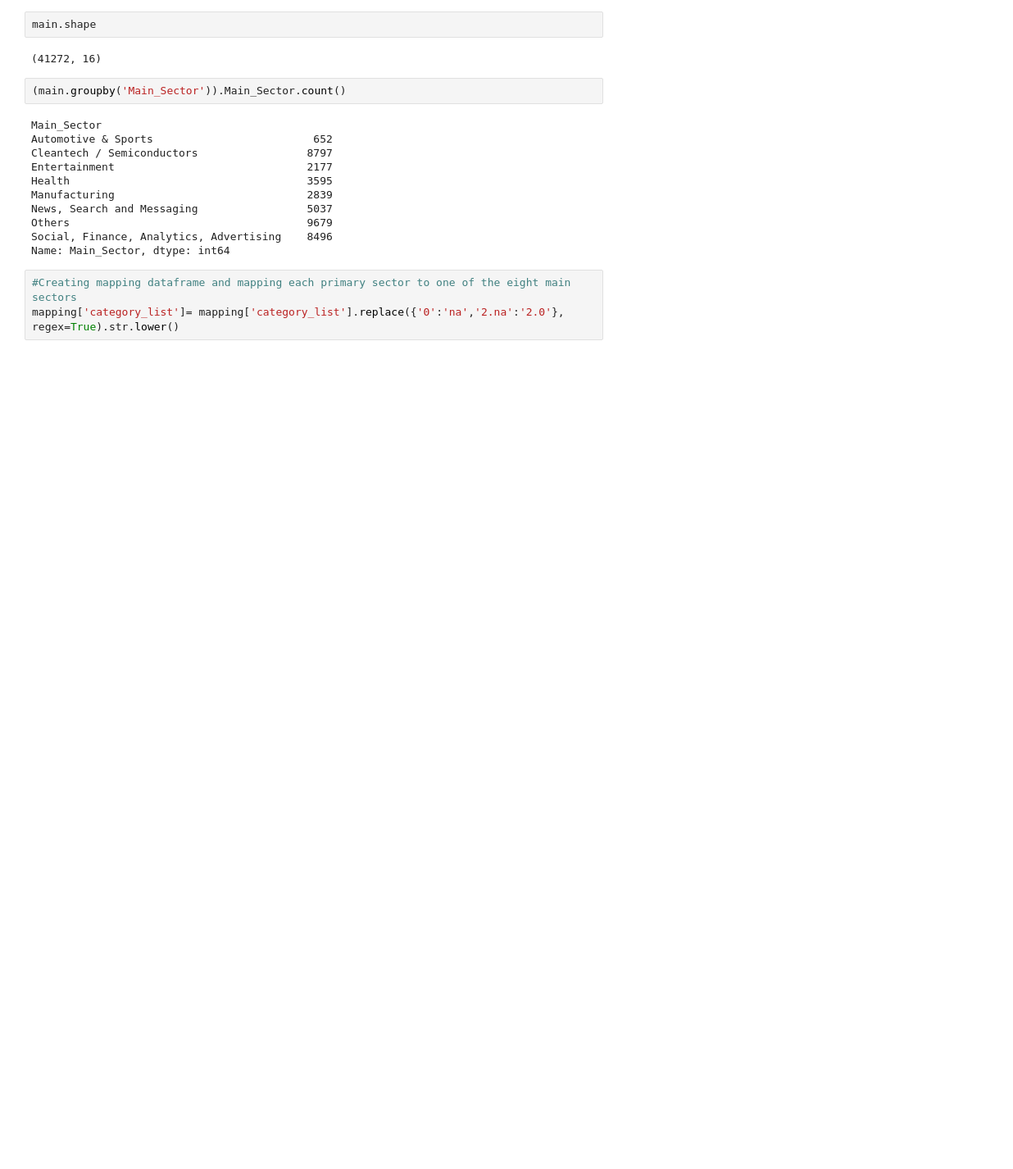
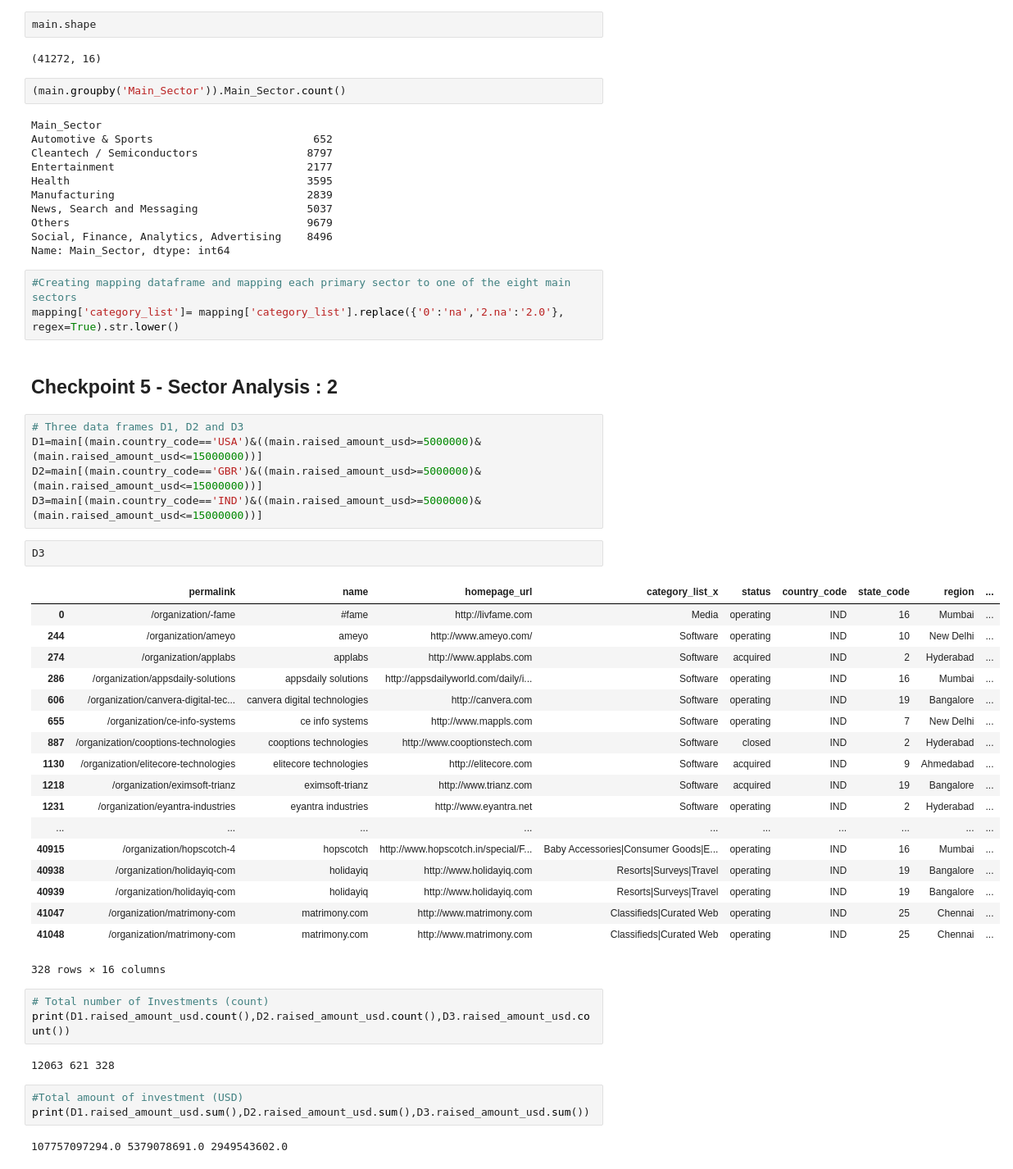
Before and after one commit to anushkaparadkar/Investment-Analysis-Assignment, a Jupyter notebook: Investment Analysis.ipynb, the cells around one changed output. Shown: that part at 82% size. Drawn from its saved outputs; the diff is of its cells as text; blank space fills up the shorter version.

Commit message:
checkpoint 5 complete

```diff
--- a/Investment Analysis.ipynb
+++ b/Investment Analysis.ipynb
@@ -457,3 +457,41 @@ Name: Main_Sector, dtype: int64
 # %%
 #Creating mapping dataframe and mapping each primary sector to one of the eight main sectors
 mapping['category_list']= mapping['category_list'].replace({'0':'na','2.na':'2.0'}, regex=True).str.lower()
+# %% [markdown]
+## Checkpoint 5 - Sector Analysis : 2
+# %%
+# Three data frames D1, D2 and D3
+D1=main[(main.country_code=='USA')&((main.raised_amount_usd>=5000000)&(main.raised_amount_usd<=15000000))]
+D2=main[(main.country_code=='GBR')&((main.raised_amount_usd>=5000000)&(main.raised_amount_usd<=15000000))]
+D3=main[(main.country_code=='IND')&((main.raised_amount_usd>=5000000)&(main.raised_amount_usd<=15000000))]
+# %%
+D3
+# %% [output]
+|  | permalink | name | homepage_url | category_list_x | status | country_code | state_code | region | ... |
+| 0 | /organization/-fame | #fame | http://livfame.com | Media | operating | IND | 16 | Mumbai | ... |
+| 244 | /organization/ameyo | ameyo | http://www.ameyo.com/ | Software | operating | IND | 10 | New Delhi | ... |
+| 274 | /organization/applabs | applabs | http://www.applabs.com | Software | acquired | IND | 2 | Hyderabad | ... |
+| 286 | /organization/appsdaily-solutions | appsdaily solutions | http://appsdailyworld.com/daily/i... | Software | operating | IND | 16 | Mumbai | ... |
+| 606 | /organization/canvera-digital-tec... | canvera digital technologies | http://canvera.com | Software | operating | IND | 19 | Bangalore | ... |
+| 655 | /organization/ce-info-systems | ce info systems | http://www.mappls.com | Software | operating | IND | 7 | New Delhi | ... |
+| 887 | /organization/cooptions-technologies | cooptions technologies | http://www.cooptionstech.com | Software | closed | IND | 2 | Hyderabad | ... |
+| 1130 | /organization/elitecore-technologies | elitecore technologies | http://elitecore.com | Software | acquired | IND | 9 | Ahmedabad | ... |
+| 1218 | /organization/eximsoft-trianz | eximsoft-trianz | http://www.trianz.com | Software | acquired | IND | 19 | Bangalore | ... |
+| 1231 | /organization/eyantra-industries | eyantra industries | http://www.eyantra.net | Software | operating | IND | 2 | Hyderabad | ... |
+| ... | ... | ... | ... | ... | ... | ... | ... | ... | ... |
+| 40915 | /organization/hopscotch-4 | hopscotch | http://www.hopscotch.in/special/F... | Baby Accessories|Consumer Goods|E... | operating | IND | 16 | Mumbai | ... |
+| 40938 | /organization/holidayiq-com | holidayiq | http://www.holidayiq.com | Resorts|Surveys|Travel | operating | IND | 19 | Bangalore | ... |
+| 40939 | /organization/holidayiq-com | holidayiq | http://www.holidayiq.com | Resorts|Surveys|Travel | operating | IND | 19 | Bangalore | ... |
+| 41047 | /organization/matrimony-com | matrimony.com | http://www.matrimony.com | Classifieds|Curated Web | operating | IND | 25 | Chennai | ... |
+| 41048 | /organization/matrimony-com | matrimony.com | http://www.matrimony.com | Classifieds|Curated Web | operating | IND | 25 | Chennai | ... |
+328 rows × 16 columns
+# %%
+# Total number of Investments (count)
+print(D1.raised_amount_usd.count(),D2.raised_amount_usd.count(),D3.raised_amount_usd.count())
+# %% [output]
+12063 621 328
+# %%
+#Total amount of investment (USD)
+print(D1.raised_amount_usd.sum(),D2.raised_amount_usd.sum(),D3.raised_amount_usd.sum())
+# %% [output]
+107757097294.0 5379078691.0 2949543602.0
```
Also changed, not shown: parts of 9 cells of this notebook, 2 other files.
